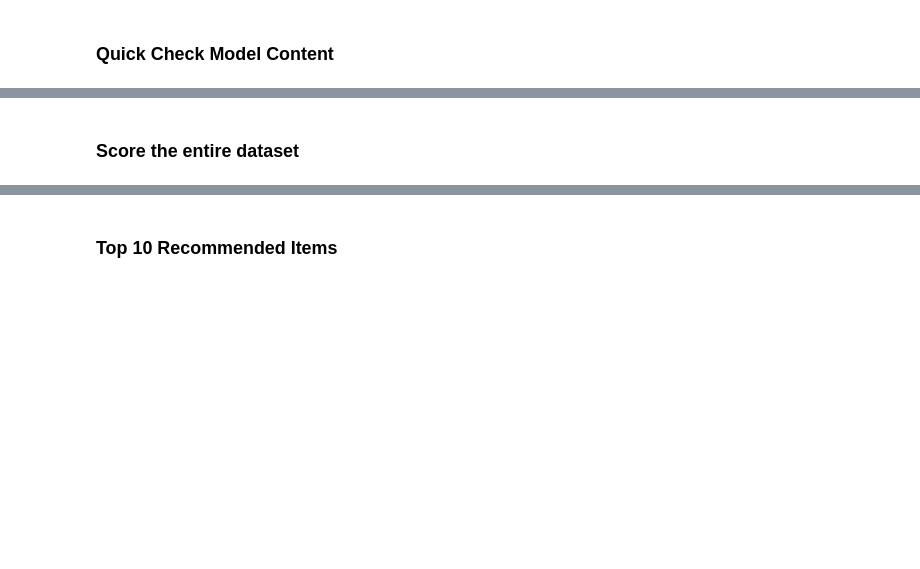
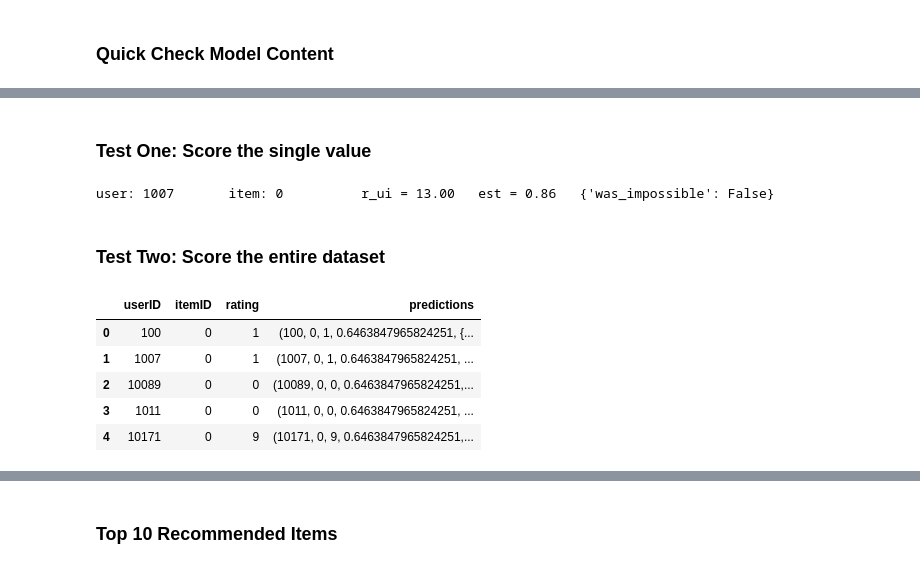
Before and after one commit to IvanNardini/modelops-aws-web-endpoint-hosted, a Jupyter notebook: notebooks/02_engineering.ipynb, the cells around one changed output, grey strips where cells are left out. Cells and saved outputs as stored; diff of their text form; code cells hidden in the pictures; blank space fills up the shorter version.

```diff
--- a/notebooks/02_engineering.ipynb
+++ b/notebooks/02_engineering.ipynb
@@ -74,8 +85,15 @@ test_sample.head()
+# %% [markdown]
+### Test One: Score the single value
 # %%
+test_sample = pd.read_csv(''.join([outmodels, 'sample2scoredo9qo832.csv']))
+test_sample
+
 uid = str(1007)  # raw user id (as in the ratings file). They are **strings**!
 iid = str(0)  # raw item id (as in the ratings file). They are **strings**!
 
 # get a prediction for specific users and items.
-pred = algo_best.predict(uid, iid, r_ui=13, verbose=True)
+pred = algo.predict(uid, iid, r_ui=13, verbose=True)
+# %% [output]
+user: 1007       item: 0          r_ui = 13.00   est = 0.86   {'was_impossible': False}
 # %% [markdown]
-### Score the entire dataset
+### Test Two: Score the entire dataset
@@ -82,5 +108,12 @@ pred = algo_best.predict(uid, iid, r_ui=13, verbose=True)
 # %%
-data_prep_5['predictions'] = data_prep_5.apply(lambda row:algo_best.predict(row['userID'],
+test_sample['predictions'] = test_sample.apply(lambda row:algo.predict(row['userID'],
                      row['itemID'], row['rating']), axis = 1)
-data_prep_5.head()
+test_sample.head()
 # predictions=list(data_prep_5['predictions'])
+# %% [output]
+|  | userID | itemID | rating | predictions |
+| 0 | 100 | 0 | 1 | (100, 0, 1, 0.6463847965824251, {... |
+| 1 | 1007 | 0 | 1 | (1007, 0, 1, 0.6463847965824251, ... |
+| 2 | 10089 | 0 | 0 | (10089, 0, 0, 0.6463847965824251,... |
+| 3 | 1011 | 0 | 0 | (1011, 0, 0, 0.6463847965824251, ... |
+| 4 | 10171 | 0 | 9 | (10171, 0, 9, 0.6463847965824251,... |
```
Also changed, not shown: parts of 15 cells of this notebook.
